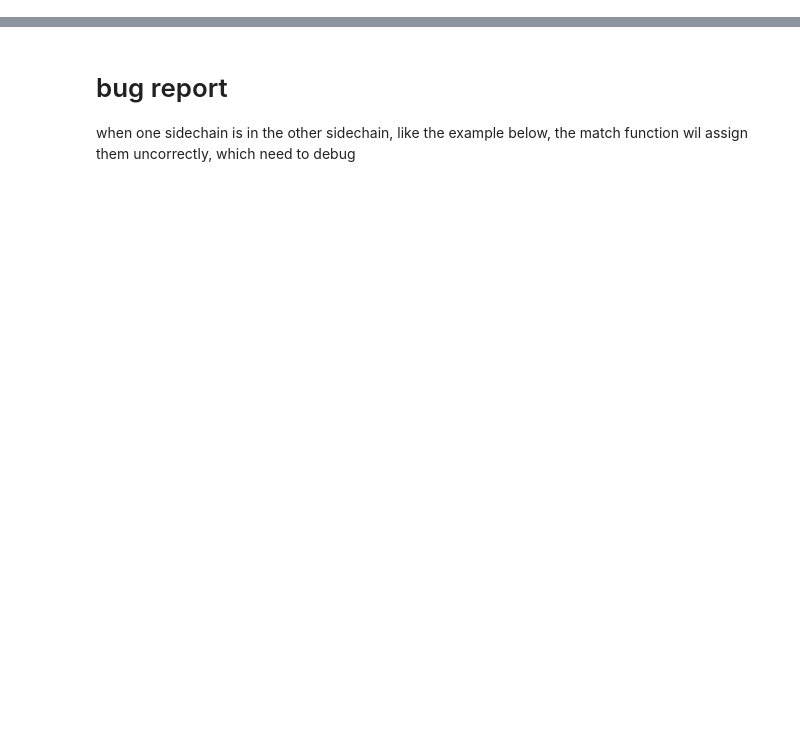
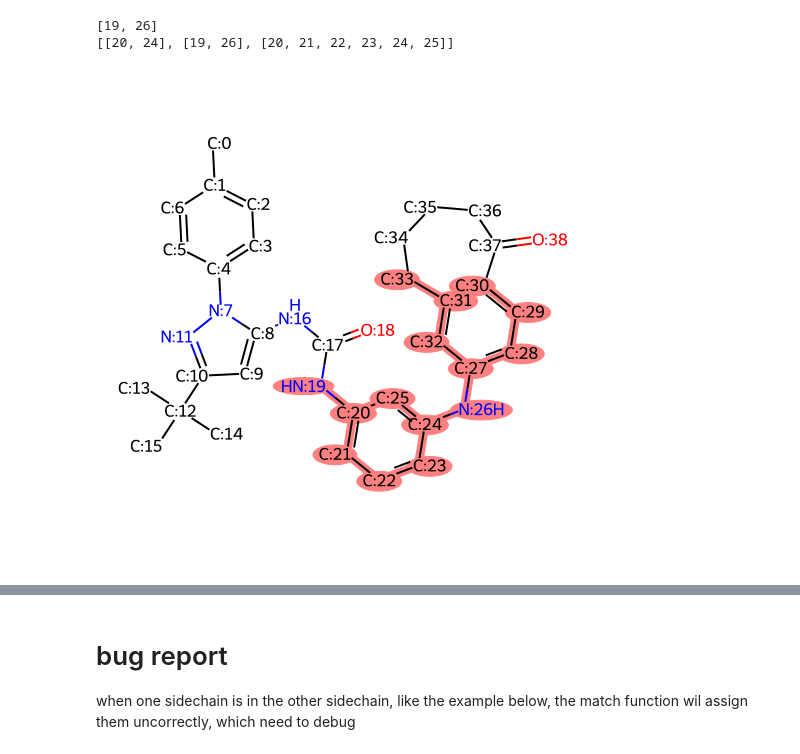
Before and after one commit to jgxs/bridge_ring_dataset, a Jupyter notebook: Bridged_ring/PDB_rings/PHE2BCH_pairs/scripts/phe2bch.ipynb, the cells around one changed output, grey strips where cells are left out. Cells and saved outputs as stored; diff of their text form; code cells hidden in the pictures; blank space fills up the shorter version.

```diff
--- a/Bridged_ring/PDB_rings/PHE2BCH_pairs/scripts/phe2bch.ipynb
+++ b/Bridged_ring/PDB_rings/PHE2BCH_pairs/scripts/phe2bch.ipynb
@@ -5,7 +5,7 @@ from rdkit.Chem import rdFMCS
 from rdkit.Chem.Draw import IPythonConsole
 from rdkit.Chem import rdRGroupDecomposition as rdRGD
 from rdkit.Geometry.rdGeometry import Point3D
-# 显示图片
+
 import Phe2BCH
 
 import py3Dmol
@@ -24,4 +24,25 @@ def mol_with_atom_index(mol):
     atoms = mol.GetNumAtoms()
     for idx in range(atoms):
         mol.GetAtomWithIdx(idx).SetProp('molAtomMapNumber',str(idx))
+    molSize = (450, 450)
     return mol
+# %%
+ligands_smi = {}
+with open("/home/chengyj/kinase_work/dataset/Bridged_ring/PDB_rings/PHE2BCH_pairs/scripts/AaaaA_only5.csv") as AaaaA:
+    for line in AaaaA:
+        info = line.split()
+        ligands_smi[info[1]] = [info[0]]
+# %%
+inp="06F_3uvr"
+key = inp.split("_")[0]
+pdb_id = inp.split("_")[1]
+lig_smi = ligands_smi[key][0]
+mol = Chem.MolFromSmiles(lig_smi)
+patt_sel = Chem.MolFromSmarts("*!:c1cc(!:*)ccc1")
+match_patt = mol.GetSubstructMatches(patt_sel)
+print(Phe2BCH.get_connecter(mol,patt_sel))
+mol_with_atom_index(mol)
+# %% [output]
+[19, 26]
+[[20, 24], [19, 26], [20, 21, 22, 23, 24, 25]]
+[figure, added]
```
Also changed, not shown: parts of 36 cells of this notebook, 5 other files.
